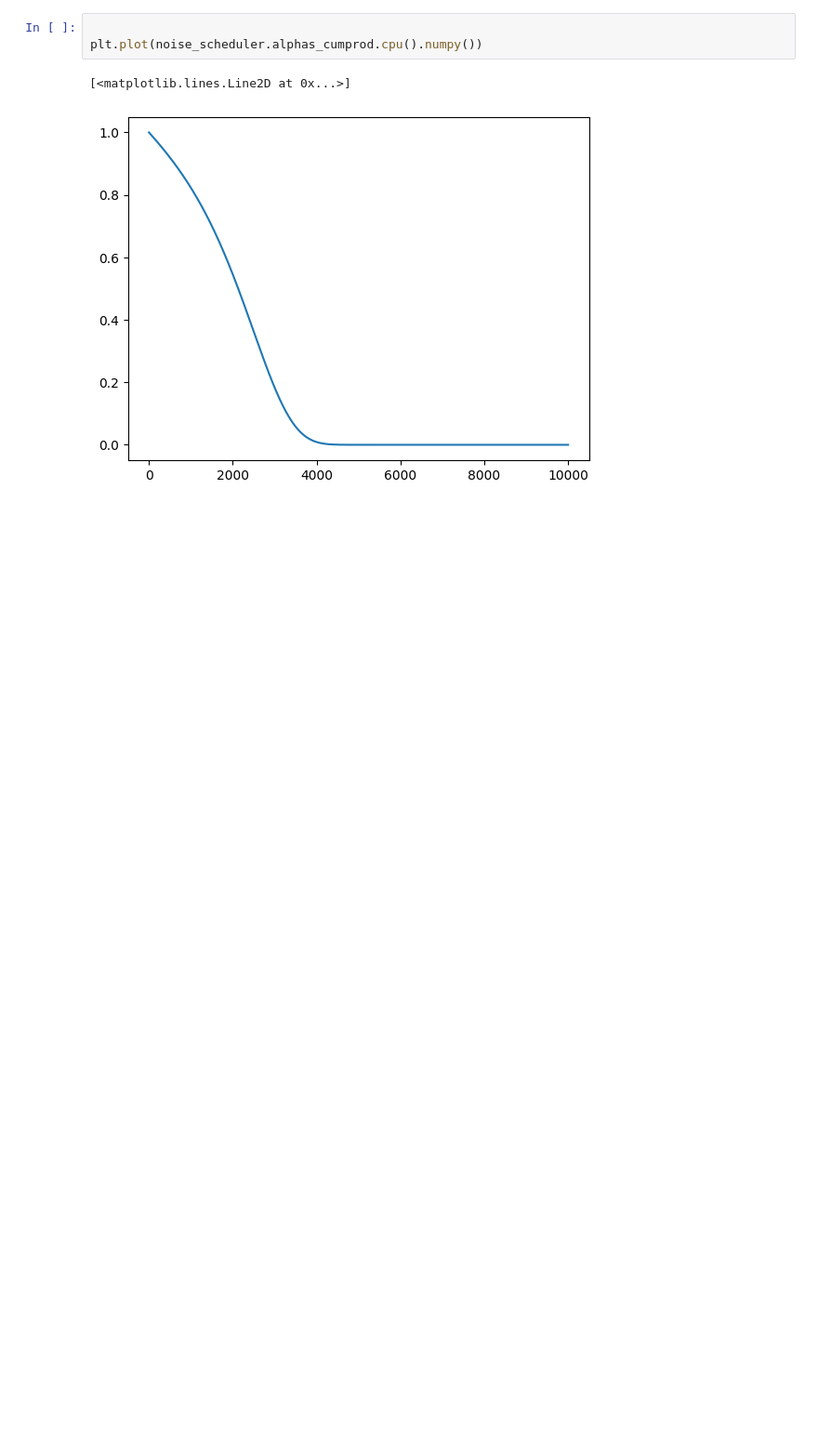
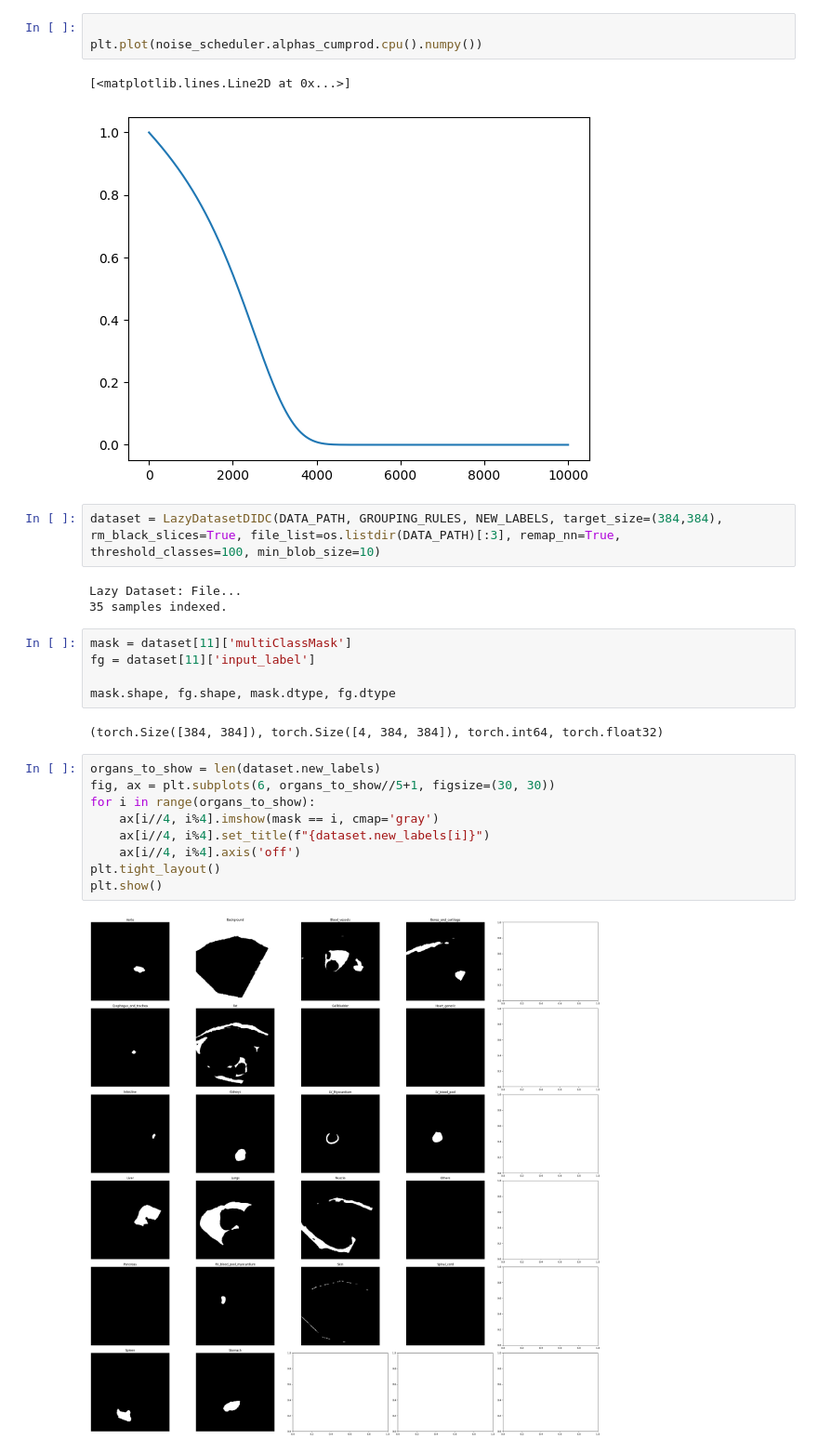
Before and after one commit to paolodc5/CMR_synthesis, a Jupyter notebook: mt_DIDC_DPM_analysis.ipynb, the cells around one changed output. Shown at 93% size. Saved outputs shown, nothing was run; the diff lists cells and outputs as text; blank space fills up the shorter version.

```diff
--- a/mt_DIDC_DPM_analysis.ipynb
+++ b/mt_DIDC_DPM_analysis.ipynb
@@ -42,3 +56,26 @@ plt.plot(noise_scheduler.alphas_cumprod.cpu().numpy())
 # %% [output]
 [<matplotlib.lines.Line2D at 0x...>]
 [figure]
+# %%
+dataset = LazyDatasetDIDC(DATA_PATH, GROUPING_RULES, NEW_LABELS, target_size=(384,384), rm_black_slices=True, file_list=os.listdir(DATA_PATH)[:3], remap_nn=True, threshold_classes=100, min_blob_size=10)
+# %% [output]
+Lazy Dataset: File...
+35 samples indexed.
+# %%
+mask = dataset[11]['multiClassMask']
+fg = dataset[11]['input_label']
+
+mask.shape, fg.shape, mask.dtype, fg.dtype
+# %% [output]
+(torch.Size([384, 384]), torch.Size([4, 384, 384]), torch.int64, torch.float32)
+# %%
+organs_to_show = len(dataset.new_labels)
+fig, ax = plt.subplots(6, organs_to_show//5+1, figsize=(30, 30))
+for i in range(organs_to_show):
+    ax[i//4, i%4].imshow(mask == i, cmap='gray')
+    ax[i//4, i%4].set_title(f"{dataset.new_labels[i]}")
+    ax[i//4, i%4].axis('off')
+plt.tight_layout()
+plt.show()
+# %% [output]
+[figure, added]
```
Also changed, not shown: parts of 2 cells of this notebook, 2 other files.
